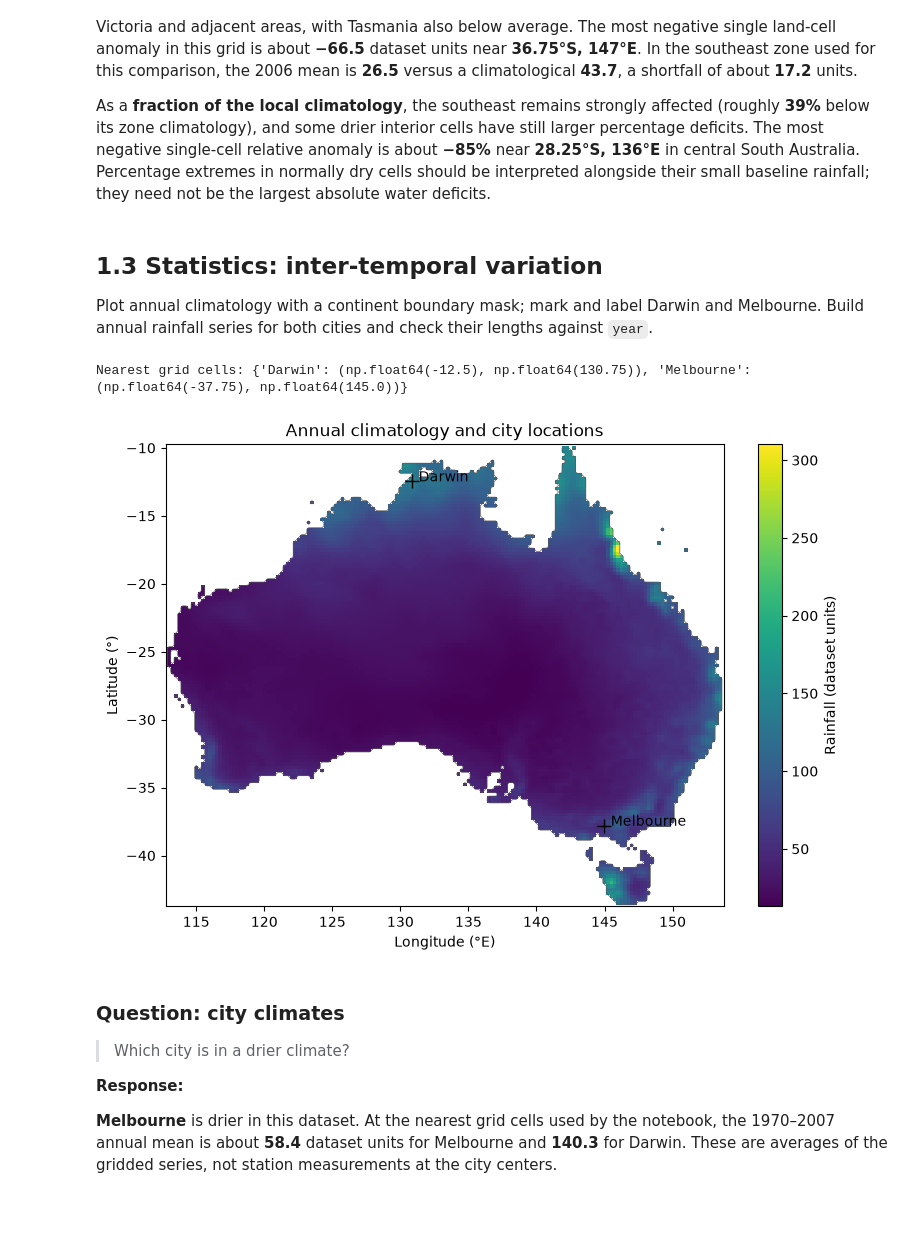
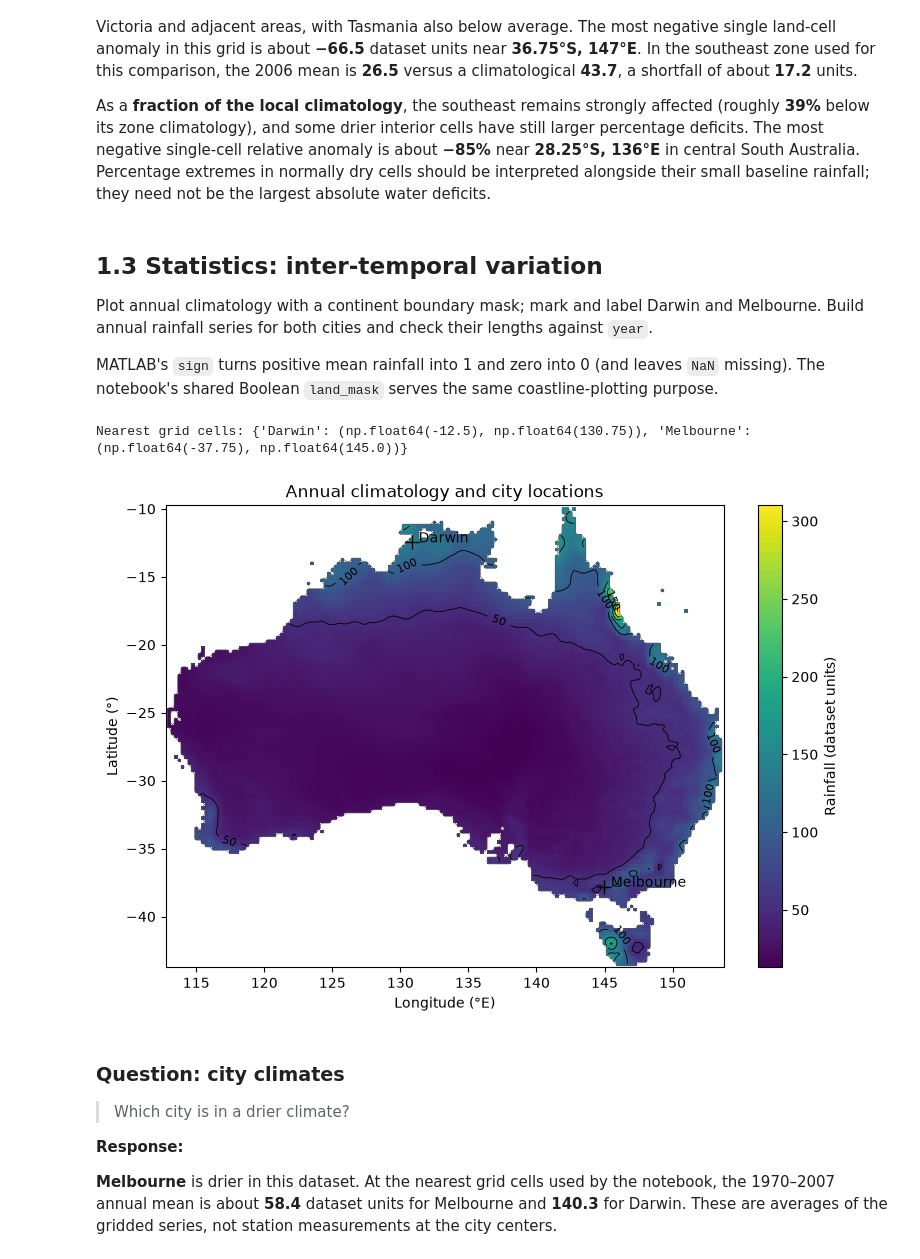
Before and after one commit to AaronScherf/ai-sandbox-master, a Jupyter notebook: ai-sandbox/academic-hub/academic_resources/env-science/labs/lab_3/lab_3_notebook.ipynb, the cells around one changed output. Cells and saved outputs as stored; diff of their text form; code cells hidden in the pictures; blank space fills up the shorter version.

Commit message:
fix: complete hydrology lab notebook PDF steps

```diff
--- a/ai-sandbox/academic-hub/academic_resources/env-science/labs/lab_3/lab_3_notebook.ipynb
+++ b/ai-sandbox/academic-hub/academic_resources/env-science/labs/lab_3/lab_3_notebook.ipynb
@@ -233,25 +245,27 @@ As a **fraction of the local climatology**, the southeast remains strongly affec
 ## 1.3 Statistics: inter-temporal variation
 
 Plot annual climatology with a continent boundary mask; mark and label Darwin and Melbourne. Build annual rainfall series for both cities and check their lengths against `year`.
+
+MATLAB's `sign` turns positive mean rainfall into 1 and zero into 0 (and leaves `NaN` missing). The notebook's shared Boolean `land_mask` serves the same coastline-plotting purpose.
 # %%
 # Nearest grid cells to city centers, in (latitude, longitude) order.
 city_coords = {"Darwin": (-12.46, 130.84), "Melbourne": (-37.81, 144.96)}
 city_indices = {name: (np.abs(lat - latitude).argmin(), np.abs(lon - longitude).argmin())
                 for name, (latitude, longitude) in city_coords.items()}
 darwin = annual_by_year[city_indices["Darwin"]].reshape(-1)
 melbourne = annual_by_year[city_indices["Melbourne"]].reshape(-1)
 assert darwin.shape == melbourne.shape == year.shape
 print("Nearest grid cells:", {name: (lat[i], lon[j]) for name, (i, j) in city_indices.items()})
 
 fig, ax = plt.subplots(figsize=(9, 6))
-rain_map(ax, annual_climatology, "Annual climatology and city locations")
+rain_map(ax, annual_climatology, "Annual climatology and city locations", levels=6)
 for name, (latitude, longitude) in city_coords.items():
     ax.plot(longitude, latitude, "k+", markersize=10)
     ax.text(longitude + 0.5, latitude, name, color="black")
 plt.show()
 # %% [output]
 Nearest grid cells: {'Darwin': (np.float64(-12.5), np.float64(130.75)), 'Melbourne': (np.float64(-37.75), np.float64(145.0))}
-[figure, old version]
+[figure, new version]
 # %% [markdown]
 ### Question: city climates
 
```
Also changed, not shown: parts of 7 cells of this notebook.
